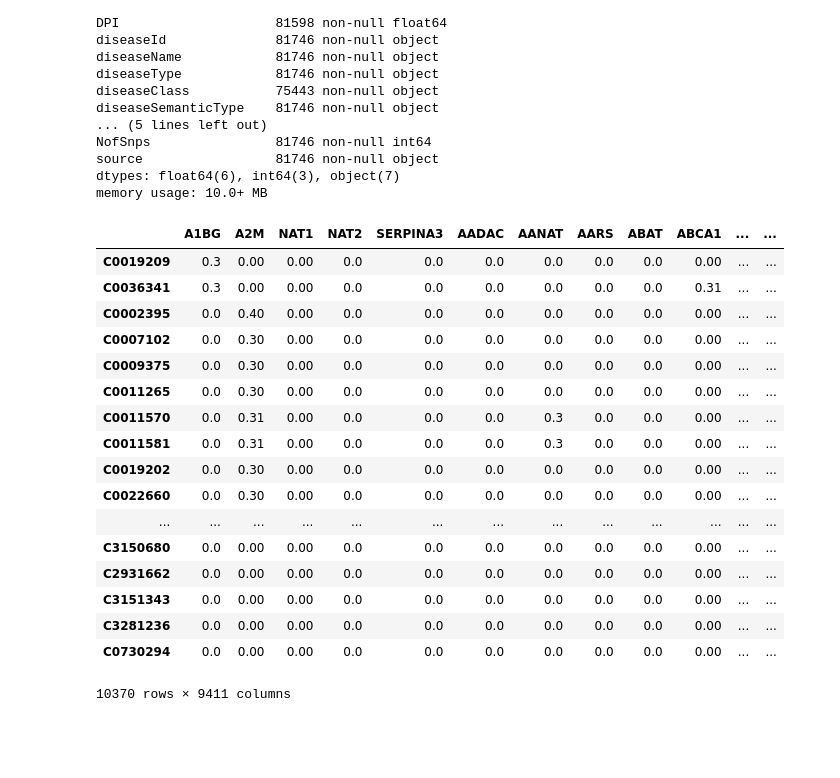
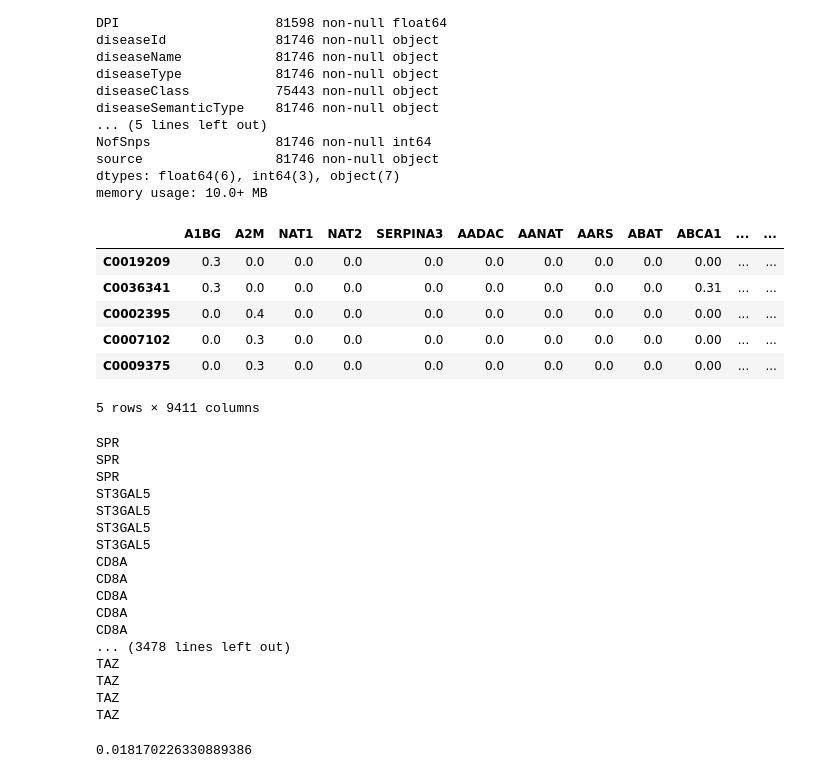
Before and after one commit to hlml-toronto/undiagnosed-1, a Jupyter notebook: script.ipynb, the cells around one changed output. Drawn from its saved outputs; the diff is of its cells as text; code cells hidden in the pictures; blank space fills up the shorter version.

```diff
--- a/script.ipynb
+++ b/script.ipynb
@@ -270,23 +270,12 @@ for row in gene_disease.itertuples():
     score = row.score
     data[gene].loc[disease] = score
 # %%
-data
+data.head()
 # %% [output]
 |  | A1BG | A2M | NAT1 | NAT2 | SERPINA3 | AADAC | AANAT | AARS | ABAT | ABCA1 | ... | ... |
-| C0019209 | 0.3 | 0.00 | 0.00 | 0.0 | 0.0 | 0.0 | 0.0 | 0.0 | 0.0 | 0.00 | ... | ... |
-| C0036341 | 0.3 | 0.00 | 0.00 | 0.0 | 0.0 | 0.0 | 0.0 | 0.0 | 0.0 | 0.31 | ... | ... |
-| C0002395 | 0.0 | 0.40 | 0.00 | 0.0 | 0.0 | 0.0 | 0.0 | 0.0 | 0.0 | 0.00 | ... | ... |
-| C0007102 | 0.0 | 0.30 | 0.00 | 0.0 | 0.0 | 0.0 | 0.0 | 0.0 | 0.0 | 0.00 | ... | ... |
-| C0009375 | 0.0 | 0.30 | 0.00 | 0.0 | 0.0 | 0.0 | 0.0 | 0.0 | 0.0 | 0.00 | ... | ... |
-| C0011265 | 0.0 | 0.30 | 0.00 | 0.0 | 0.0 | 0.0 | 0.0 | 0.0 | 0.0 | 0.00 | ... | ... |
-| C0011570 | 0.0 | 0.31 | 0.00 | 0.0 | 0.0 | 0.0 | 0.3 | 0.0 | 0.0 | 0.00 | ... | ... |
-| C0011581 | 0.0 | 0.31 | 0.00 | 0.0 | 0.0 | 0.0 | 0.3 | 0.0 | 0.0 | 0.00 | ... | ... |
-| C0019202 | 0.0 | 0.30 | 0.00 | 0.0 | 0.0 | 0.0 | 0.0 | 0.0 | 0.0 | 0.00 | ... | ... |
-| C0022660 | 0.0 | 0.30 | 0.00 | 0.0 | 0.0 | 0.0 | 0.0 | 0.0 | 0.0 | 0.00 | ... | ... |
-| ... | ... | ... | ... | ... | ... | ... | ... | ... | ... | ... | ... | ... |
-| C3150680 | 0.0 | 0.00 | 0.00 | 0.0 | 0.0 | 0.0 | 0.0 | 0.0 | 0.0 | 0.00 | ... | ... |
-| C2931662 | 0.0 | 0.00 | 0.00 | 0.0 | 0.0 | 0.0 | 0.0 | 0.0 | 0.0 | 0.00 | ... | ... |
-| C3151343 | 0.0 | 0.00 | 0.00 | 0.0 | 0.0 | 0.0 | 0.0 | 0.0 | 0.0 | 0.00 | ... | ... |
-| C3281236 | 0.0 | 0.00 | 0.00 | 0.0 | 0.0 | 0.0 | 0.0 | 0.0 | 0.0 | 0.00 | ... | ... |
-| C0730294 | 0.0 | 0.00 | 0.00 | 0.0 | 0.0 | 0.0 | 0.0 | 0.0 | 0.0 | 0.00 | ... | ... |
+| C0019209 | 0.3 | 0.0 | 0.0 | 0.0 | 0.0 | 0.0 | 0.0 | 0.0 | 0.0 | 0.00 | ... | ... |
+| C0036341 | 0.3 | 0.0 | 0.0 | 0.0 | 0.0 | 0.0 | 0.0 | 0.0 | 0.0 | 0.31 | ... | ... |
+| C0002395 | 0.0 | 0.4 | 0.0 | 0.0 | 0.0 | 0.0 | 0.0 | 0.0 | 0.0 | 0.00 | ... | ... |
+| C0007102 | 0.0 | 0.3 | 0.0 | 0.0 | 0.0 | 0.0 | 0.0 | 0.0 | 0.0 | 0.00 | ... | ... |
+| C0009375 | 0.0 | 0.3 | 0.0 | 0.0 | 0.0 | 0.0 | 0.0 | 0.0 | 0.0 | 0.00 | ... | ... |
-10370 rows × 9411 columns
+5 rows × 9411 columns
@@ -292,0 +286,27 @@ data
+# %%
+for row in all_diseases.itertuples():
+    gene = row.geneSymbol
+    g[gene].loc[0] = 1.
+    print(gene)
+# %% [output]
+SPR
+SPR
+SPR
+ST3GAL5
+ST3GAL5
+ST3GAL5
+ST3GAL5
+CD8A
+CD8A
+CD8A
+CD8A
+CD8A
+... (3478 lines left out)
+TAZ
+TAZ
+TAZ
+TAZ
+# %%
+np.mean(g.loc[0])
+# %% [output]
+0.018170226330889386
```
Also changed, not shown: parts of 7 cells of this notebook.
